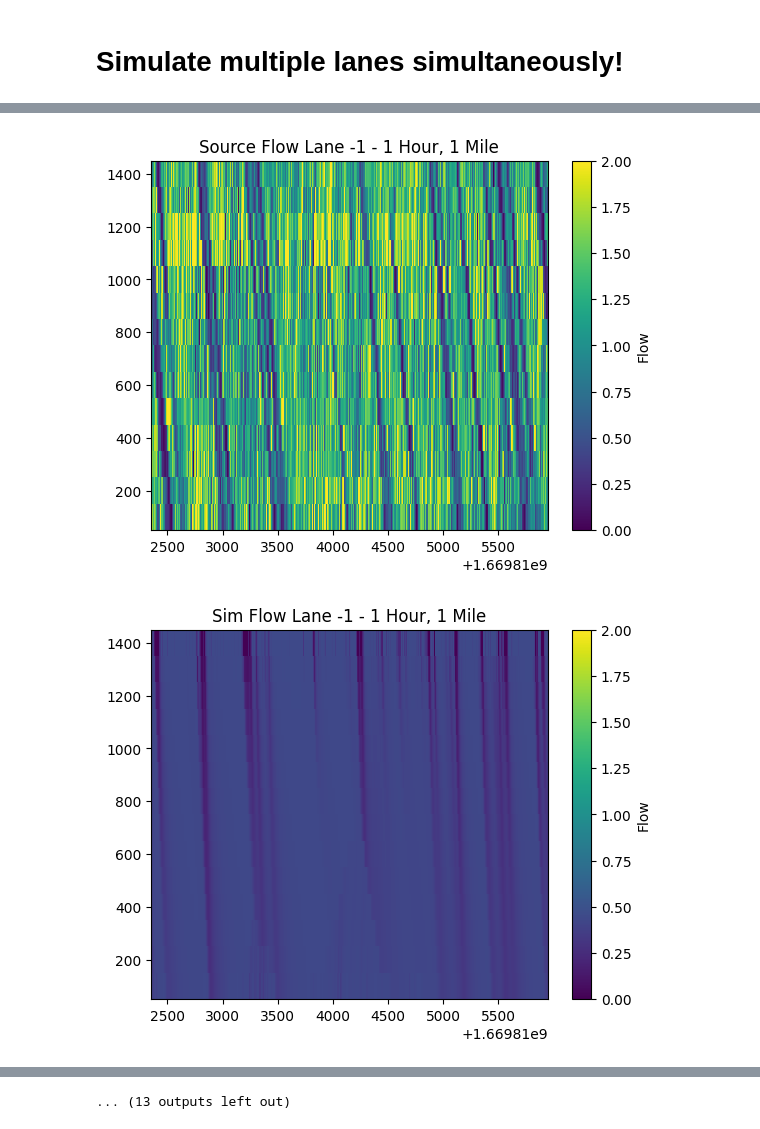
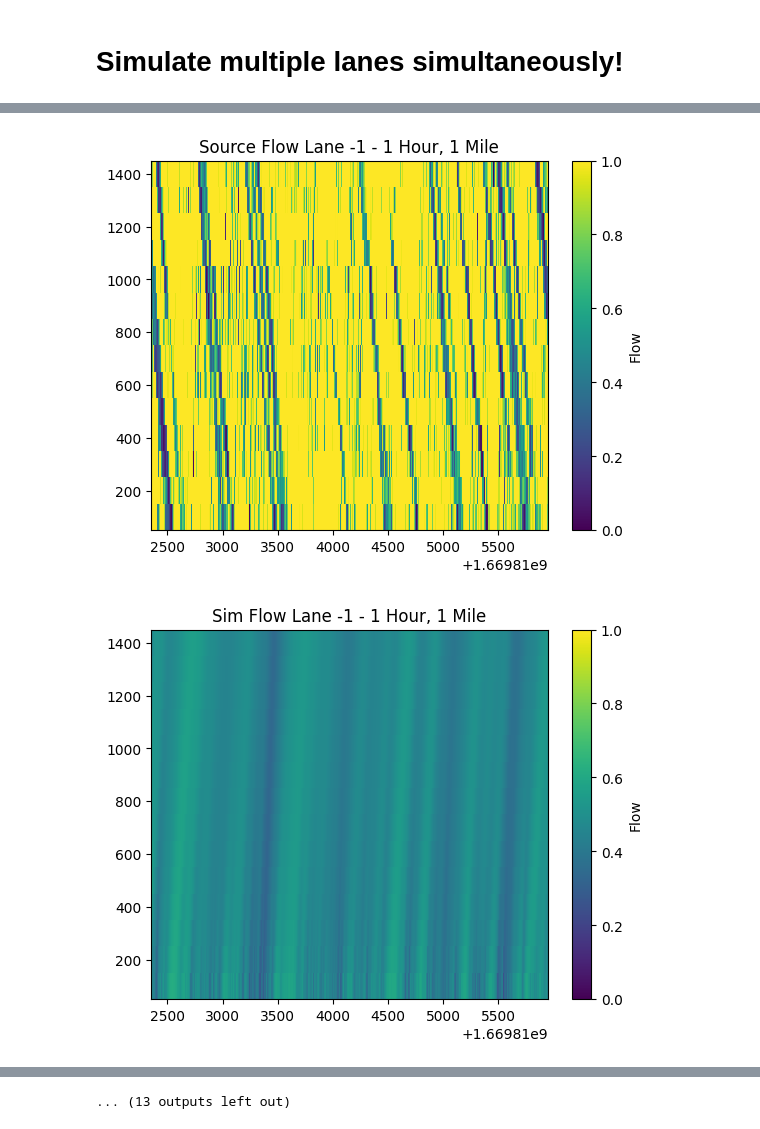
Before and after one commit to AlexOSAdventurer/i24_macro_micro_hybrid, a Jupyter notebook: i24_macro_sim_demo_lwr.ipynb, the cells around one changed output, grey strips where cells are left out. Saved outputs shown, nothing was run; the diff lists cells and outputs as text; code cells hidden in the pictures.

```diff
--- a/i24_macro_sim_demo_lwr.ipynb
+++ b/i24_macro_sim_demo_lwr.ipynb
@@ -692,11 +740,18 @@ study.best_params
 # %%
+# Road 1 Config
+#{'v_f': 19.55523695153419,
+# 'rho_j': 0.12418479516687536,
+# 'lambda_lc': 0.0001714009312035207}
+
+# Road 2 Config
+# v_f=26.91476041653862, rho_j=0.06539548928555416, lambda_lc=0.19539554271314807)
 lanes = 4
 time_length = 3600
 road_length = 16
 source_density = np.concatenate([i24macro_lane_data[i]["density"].reshape(1, time_length, road_length) for i in [-1, -2, -3, -4]], axis=0)
 source_flow = np.concatenate([i24macro_lane_data[i]["flow"].reshape(1, time_length, road_length) for i in [-1, -2, -3, -4]], axis=0)
 source_velocity = source_flow / (source_density + 1e-12)
-sim_density, sim_flow = sim_real_data_multilane(source_density, source_flow, v_f=26.91476041653862, rho_j=0.06539548928555416, lambda_lc=0.19539554271314807)
+sim_density, sim_flow = sim_real_data_multilane(source_density, source_flow, v_f=17.49439381276583, rho_j=0.14771858674825558, lambda_lc=0.25422797246487816)
 sim_velocity = sim_flow / (sim_density + 1e-12)
 timestamp_min_display = np.array(i24macro_queries["timestamp_min"]).reshape((time_length, road_length))[:, 1:-1].T
 s_min_display = np.array(i24macro_queries["s_min"]).reshape((time_length, road_length))[:, 1:-1].T
@@ -717,13 +772,13 @@ for i, lane in enumerate([-1, -2, -3, -4]):
     timestamp_min_display = np.array(i24macro_queries["timestamp_min"]).reshape((time_length, road_length))[:, 1:-1].T
     s_min_display = np.array(i24macro_queries["s_min"]).reshape((time_length, road_length))[:, 1:-1].T
     flow_result_display = source_flow.reshape((lanes, time_length, road_length))[i, :, 1:-1].T
-    plt.pcolormesh(timestamp_min_display, s_min_display, flow_result_display, cmap='viridis', shading='auto', vmin=0.0, vmax=2.0)
+    plt.pcolormesh(timestamp_min_display, s_min_display, flow_result_display, cmap='viridis', shading='auto', vmin=0.0, vmax=1.0)
     plt.title(f'Source Flow Lane {lane} - 1 Hour, 1 Mile')
     plt.colorbar(label='Flow')
     plt.show()
 
     flow_result_display = sim_flow.reshape((lanes, time_length, road_length - 2))[i, :, :].T
-    plt.pcolormesh(timestamp_min_display, s_min_display, flow_result_display, cmap='viridis', shading='auto', vmin=0.0, vmax=2.0)
+    plt.pcolormesh(timestamp_min_display, s_min_display, flow_result_display, cmap='viridis', shading='auto', vmin=0.0, vmax=1.0)
     plt.title(f'Sim Flow Lane {lane} - 1 Hour, 1 Mile')
     plt.colorbar(label='Flow')
     plt.show()
@@ -754,3 +809,3 @@ print(source_velocity.min(), source_velocity.mean(), source_velocity.max(), sour
-[figure, old version]
+[figure, new version]
-[figure, old version]
+[figure, new version]
 [figure]
```
Also changed, not shown: parts of 12 cells of this notebook, 1 other file.
